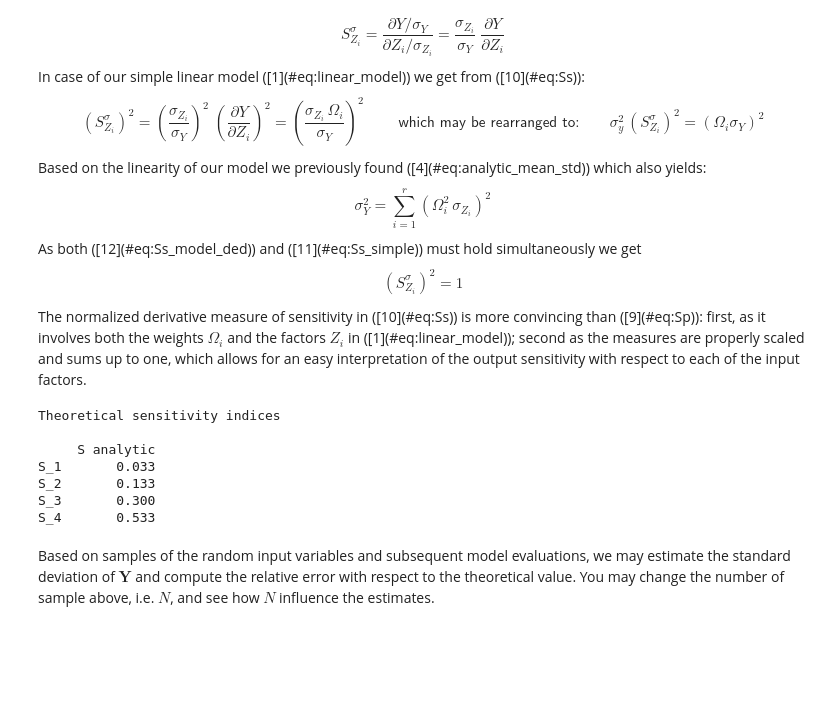
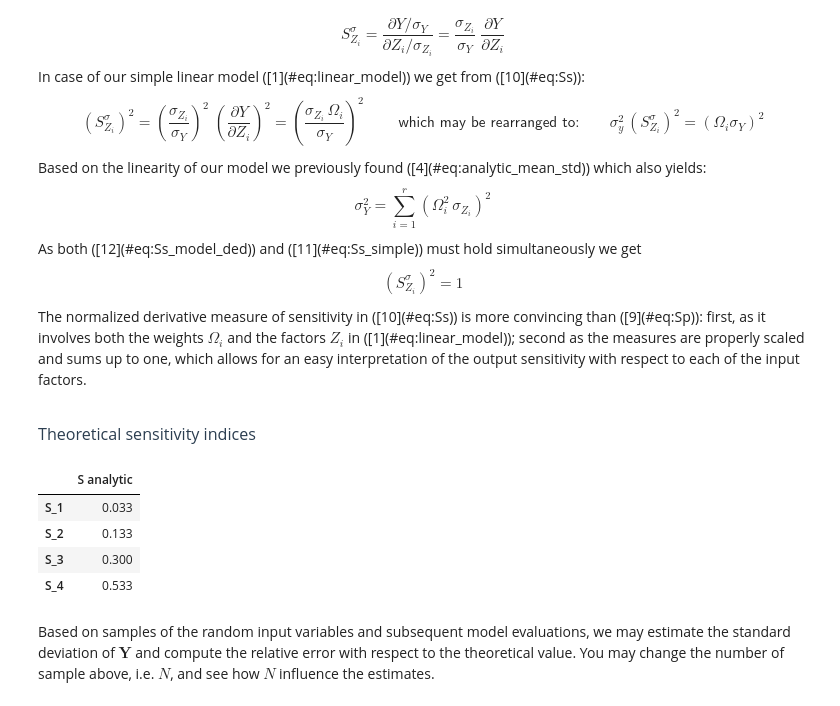
Before and after one commit to lrhgit/uqsa2025, a Jupyter notebook: sensitivity_introduction_interactive_clean.ipynb, the cells around one changed output. Drawn from its saved outputs; the diff is of its cells as text; code cells hidden in the pictures; blank space fills up the shorter version.

```diff
--- a/sensitivity_introduction_interactive_clean.ipynb
+++ b/sensitivity_introduction_interactive_clean.ipynb
@@ -555,21 +601,22 @@ of the output sensitivity with
 respect to each of the input factors.
 # %%
 # Theoretical sensitivity indices
+
 std_y = np.sqrt(np.sum((w * zm[:, 1])**2))
-s = w * zm[:,1]/std_y
+s = w * zm[:, 1] / std_y
 
-import pandas as pd
-print("\nTheoretical sensitivity indices\n")
-row_labels= ['S_'+str(idx) for idx in range(1,Nrv+1)]
-print(pd.DataFrame(s**2, columns=['S analytic'],index=row_labels).round(3))
+row_labels = [f"S_{idx}" for idx in range(1, Nrv + 1)]
+df_theory = pd.DataFrame(s**2, columns=["S analytic"], index=row_labels)
+
+display(section_title("Theoretical sensitivity indices"))
+pretty_table(df_theory)
 # %% [output]
-Theoretical sensitivity indices
-
-     S analytic
-S_1       0.033
-S_2       0.133
-S_3       0.300
-S_4       0.533
+Theoretical sensitivity indices
+|  | S analytic |
+| S_1 | 0.033 |
+| S_2 | 0.133 |
+| S_3 | 0.300 |
+| S_4 | 0.533 |
 # %% [markdown]
 Based on samples of the random input variables and subsequent model
 evaluations, we may estimate the standard deviation
```
Also changed, not shown: parts of 6 cells of this notebook.
